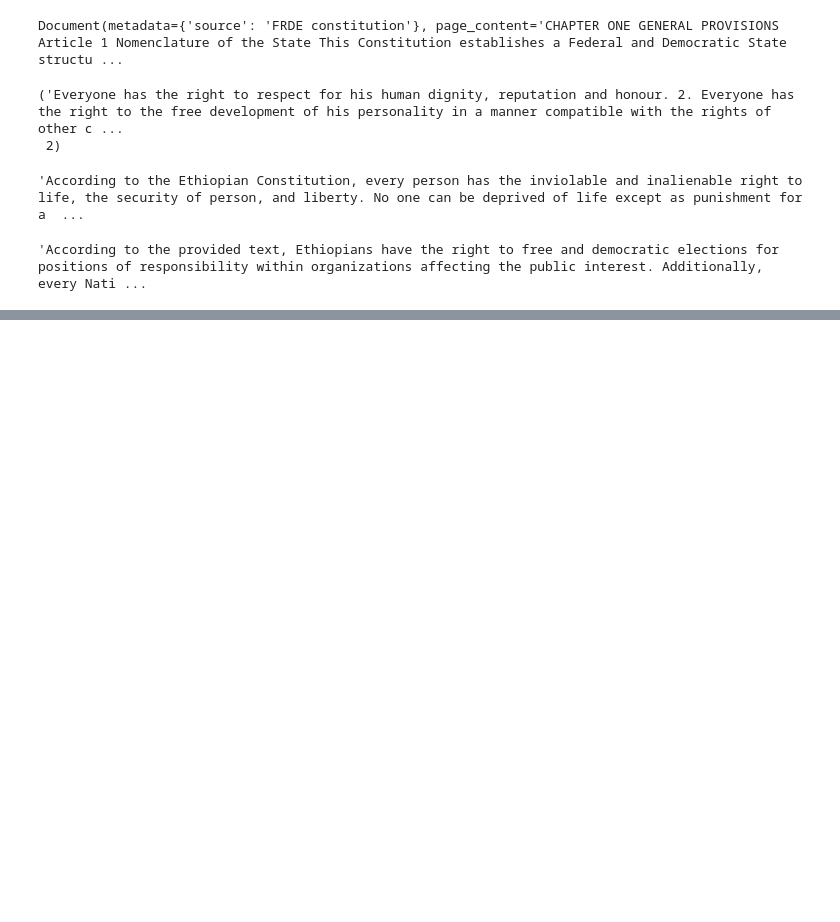
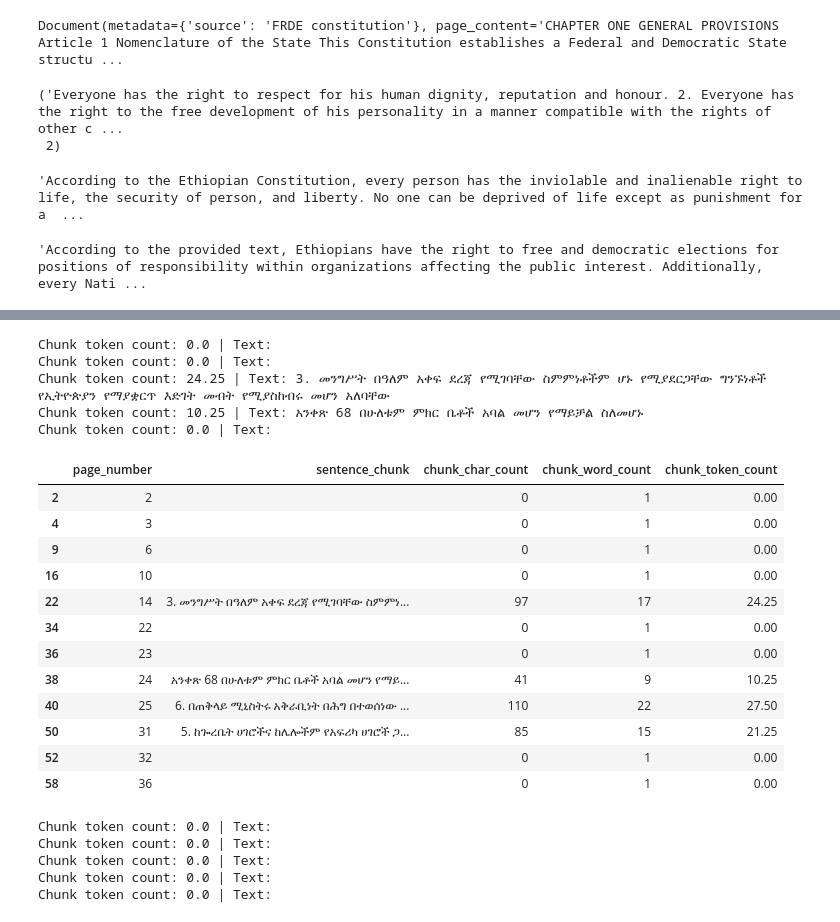
Before and after one commit to YonaniCodes/rag, a Jupyter notebook: yonas_rag.ipynb, the cells around one changed output, grey strips where cells are left out. Cells and saved outputs as stored; diff of their text form; code cells hidden in the pictures; blank space fills up the shorter version.

```diff
--- a/yonas_rag.ipynb
+++ b/yonas_rag.ipynb
@@ -442,0 +553,9 @@ rag_chain.invoke("what are the democratic rights of human according to ethiopia?
+# %%
+for item in tqdm(amh_pages_and_texts):
+    # print(item['text'].split("፡፡"))
+    item["sentences"] = item['text'].split("፡፡")
+
+    # Make sure all sentences are strings
+    item["sentences"] = [str(sentence) for sentence in item["sentences"]]
+    # Count the sentences
+    item["sentence_split_count"] = len(item["sentences"])
@@ -442,0 +649,24 @@ rag_chain.invoke("what are the democratic rights of human according to ethiopia?
+# %%
+import re
+
+# Split each chunk into its own item
+amh_pages_and_chunks = []
+for item in tqdm(amh_pages_and_texts):
+    for sentence_chunk in item["sentence_chunks"]:
+        chunk_dict = {}
+        chunk_dict["page_number"] = item["page_number"]
+
+        # Join the sentences together into a paragraph-like structure, aka a chunk (so they are a single string)
+        joined_sentence_chunk = "".join(sentence_chunk).replace("  ", " ").strip()
+        # joined_sentence_chunk = re.sub(r'\.([A-Z])', r'. \1', joined_sentence_chunk) # ".A" -> ". A" for any full-stop/capital letter combo
+        chunk_dict["sentence_chunk"] = joined_sentence_chunk
+
+        # Get stats about the chunk
+        chunk_dict["chunk_char_count"] = len(joined_sentence_chunk)
+        chunk_dict["chunk_word_count"] = len([word for word in joined_sentence_chunk.split(" ")])
+        chunk_dict["chunk_token_count"] = len(joined_sentence_chunk) / 4 # 1 token = ~4 characters
+
+        amh_pages_and_chunks.append(chunk_dict)
+
+# How many chunks do we have?
+len(amh_pages_and_chunks)
@@ -442,0 +693,4 @@ rag_chain.invoke("what are the democratic rights of human according to ethiopia?
+# %%
+# Get stats about our chunks
+df = pd.DataFrame(amh_pages_and_chunks)
+df.describe().round(2)
@@ -442,0 +707,38 @@ rag_chain.invoke("what are the democratic rights of human according to ethiopia?
+# %%
+# Show random chunks with under 30 tokens in length if they are worth watching
+min_token_length = 30
+for row in df[df["chunk_token_count"] <= min_token_length].sample(5).iterrows():
+    print(f'Chunk token count: {row[1]["chunk_token_count"]} | Text: {row[1]["sentence_chunk"]}')
+# %% [output]
+Chunk token count: 0.0 | Text:
+Chunk token count: 0.0 | Text:
+Chunk token count: 24.25 | Text: 3. መንግሥት በዓለም አቀፍ ደረጃ የሚገባቸው ስምምነቶችም ሆኑ የሚያደርጋቸው ግንኙነቶች የኢትዮጵያን የማያቋርጥ እድገት መብት የሚያስከብሩ መሆን አለባቸው
+Chunk token count: 10.25 | Text: አንቀጽ 68 በሁለቱም ምክር ቤቶች አባል መሆን የማይቻል ስለመሆኑ
+Chunk token count: 0.0 | Text:
+# %%
+df[df["chunk_token_count"] <= min_token_length]
+# %% [output]
+|  | page_number | sentence_chunk | chunk_char_count | chunk_word_count | chunk_token_count |
+| 2 | 2 |  | 0 | 1 | 0.00 |
+| 4 | 3 |  | 0 | 1 | 0.00 |
+| 9 | 6 |  | 0 | 1 | 0.00 |
+| 16 | 10 |  | 0 | 1 | 0.00 |
+| 22 | 14 | 3. መንግሥት በዓለም አቀፍ ደረጃ የሚገባቸው ስምምነ... | 97 | 17 | 24.25 |
+| 34 | 22 |  | 0 | 1 | 0.00 |
+| 36 | 23 |  | 0 | 1 | 0.00 |
+| 38 | 24 | አንቀጽ 68 በሁለቱም ምክር ቤቶች አባል መሆን የማይ... | 41 | 9 | 10.25 |
+| 40 | 25 | 6. በጠቅላይ ሚኒስትሩ አቅራቢነት በሕግ በተወሰነው ... | 110 | 22 | 27.50 |
+| 50 | 31 | 5. ከጐረቤት ሀገሮችና ከሌሎችም የአፍሪካ ሀገሮች ጋ... | 85 | 15 | 21.25 |
+| 52 | 32 |  | 0 | 1 | 0.00 |
+| 58 | 36 |  | 0 | 1 | 0.00 |
+# %%
+# Show random chunks with 0 tokens
+
+for row in df[df["chunk_token_count"] == 0].sample(5).iterrows():
+    print(f'Chunk token count: {row[1]["chunk_token_count"]} | Text: {row[1]["sentence_chunk"]}')
+# %% [output]
+Chunk token count: 0.0 | Text:
+Chunk token count: 0.0 | Text:
+Chunk token count: 0.0 | Text:
+Chunk token count: 0.0 | Text:
+Chunk token count: 0.0 | Text:
```
Also changed, not shown: parts of 28 cells of this notebook.
